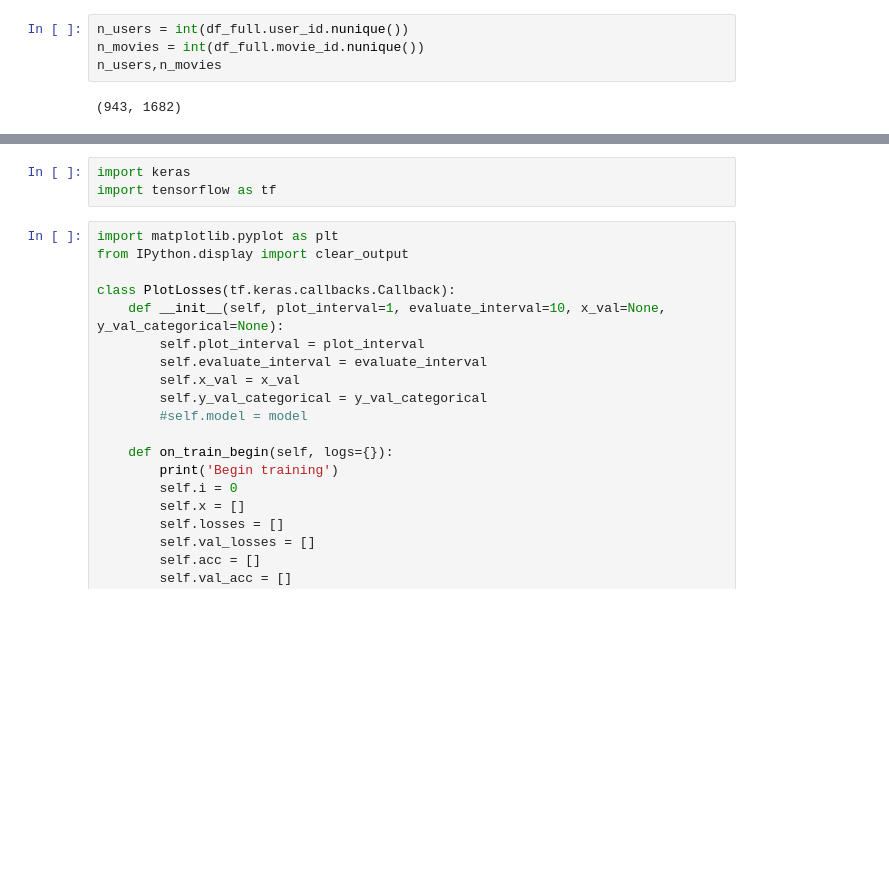
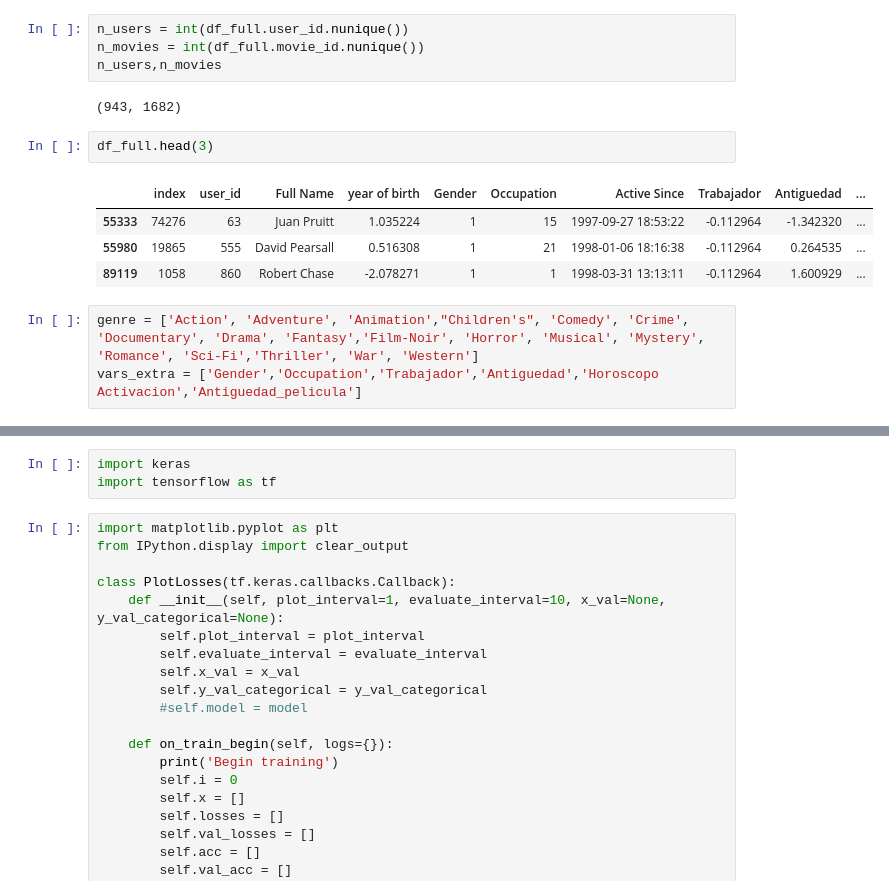
Before and after one commit to jgonzet/TPIntegrador-Sistemas-de-recomendacion, a Jupyter notebook: notebooks/03-training.ipynb, the cells around one changed output, grey strips where cells are left out. Cells and saved outputs as stored; diff of their text form; blank space fills up the shorter version.

```diff
--- a/notebooks/03-training.ipynb
+++ b/notebooks/03-training.ipynb
@@ -167,4 +167,14 @@ n_movies = int(df_full.movie_id.nunique())
 n_users,n_movies
 # %% [output]
 (943, 1682)
+# %%
+df_full.head(3)
+# %% [output]
+|  | index | user_id | Full Name | year of birth | Gender | Occupation | Active Since | Trabajador | Antiguedad | ... |
+| 55333 | 74276 | 63 | Juan Pruitt | 1.035224 | 1 | 15 | 1997-09-27 18:53:22 | -0.112964 | -1.342320 | ... |
+| 55980 | 19865 | 555 | David Pearsall | 0.516308 | 1 | 21 | 1998-01-06 18:16:38 | -0.112964 | 0.264535 | ... |
+| 89119 | 1058 | 860 | Robert Chase | -2.078271 | 1 | 1 | 1998-03-31 13:13:11 | -0.112964 | 1.600929 | ... |
+# %%
+genre = ['Action', 'Adventure', 'Animation',"Children's", 'Comedy', 'Crime', 'Documentary', 'Drama', 'Fantasy','Film-Noir', 'Horror', 'Musical', 'Mystery', 'Romance', 'Sci-Fi','Thriller', 'War', 'Western']
+vars_extra = ['Gender','Occupation','Trabajador','Antiguedad','Horoscopo Activacion','Antiguedad_pelicula']
 # %%
```
Also changed, not shown: parts of 13 cells of this notebook, 4 other files.
